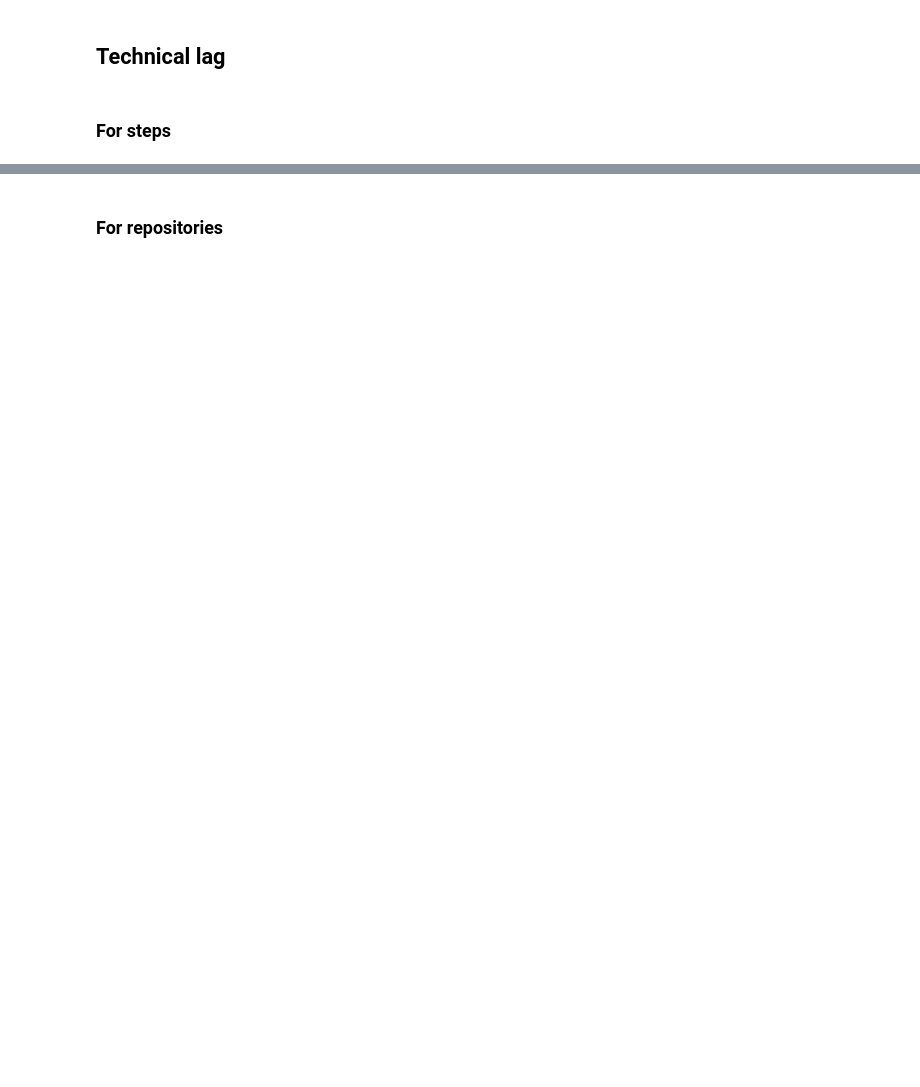
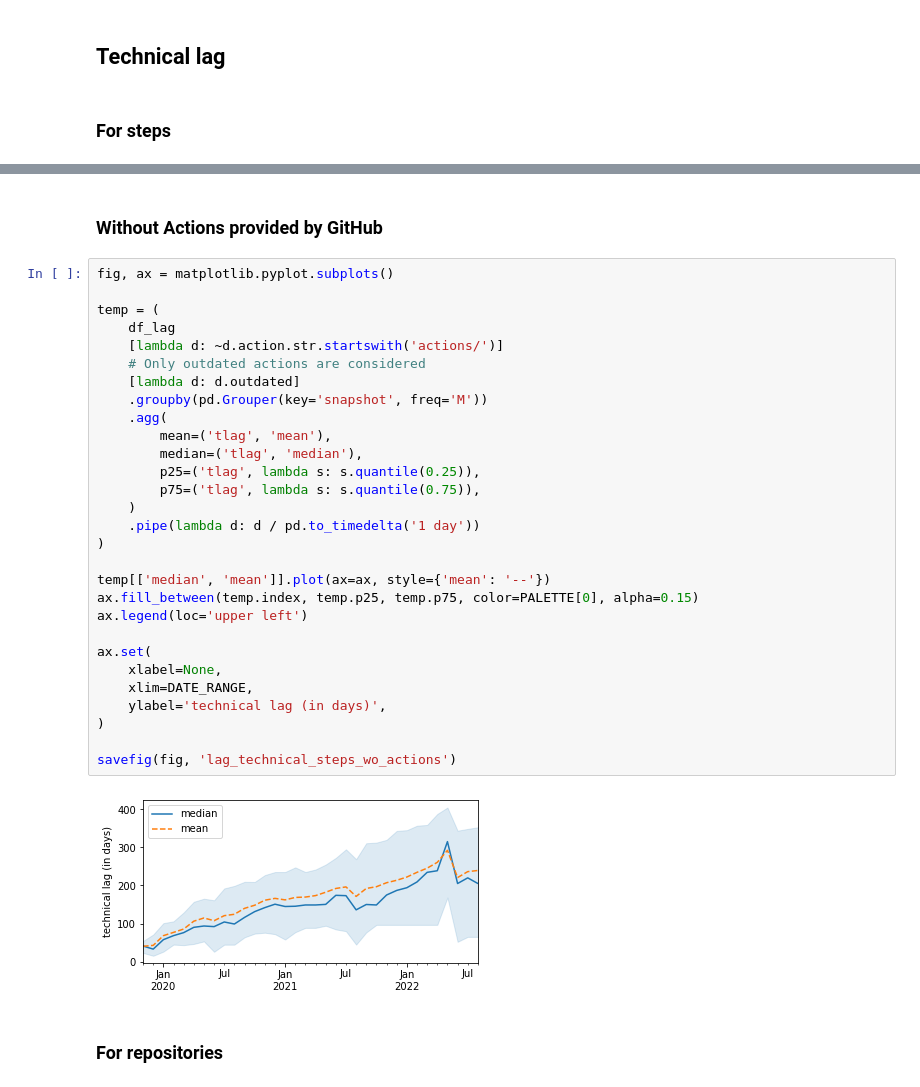
Before and after one commit to AlexandreDecan/secos-ghalag, a Jupyter notebook: notebooks/Technical lag.ipynb, the cells around one changed output, grey strips where cells are left out. Cells and saved outputs as stored; diff of their text form; blank space fills up the shorter version.

```diff
--- a/notebooks/Technical lag.ipynb
+++ b/notebooks/Technical lag.ipynb
@@ -140,2 +284,35 @@ temp
+# %% [markdown]
+### Without Actions provided by GitHub
+# %%
+fig, ax = matplotlib.pyplot.subplots()
+
+temp = (
+    df_lag
+    [lambda d: ~d.action.str.startswith('actions/')]
+    # Only outdated actions are considered
+    [lambda d: d.outdated]
+    .groupby(pd.Grouper(key='snapshot', freq='M'))
+    .agg(
+        mean=('tlag', 'mean'),
+        median=('tlag', 'median'),
+        p25=('tlag', lambda s: s.quantile(0.25)),
+        p75=('tlag', lambda s: s.quantile(0.75)),
+    )
+    .pipe(lambda d: d / pd.to_timedelta('1 day'))
+)
+
+temp[['median', 'mean']].plot(ax=ax, style={'mean': '--'})
+ax.fill_between(temp.index, temp.p25, temp.p75, color=PALETTE[0], alpha=0.15)
+ax.legend(loc='upper left')
+
+ax.set(
+    xlabel=None,
+    xlim=DATE_RANGE,
+    ylabel='technical lag (in days)',
+)
+
+savefig(fig, 'lag_technical_steps_wo_actions')
+# %% [output]
+[figure, added]
 # %% [markdown]
 ### For repositories
```
Also changed, not shown: parts of 41 cells of this notebook.
